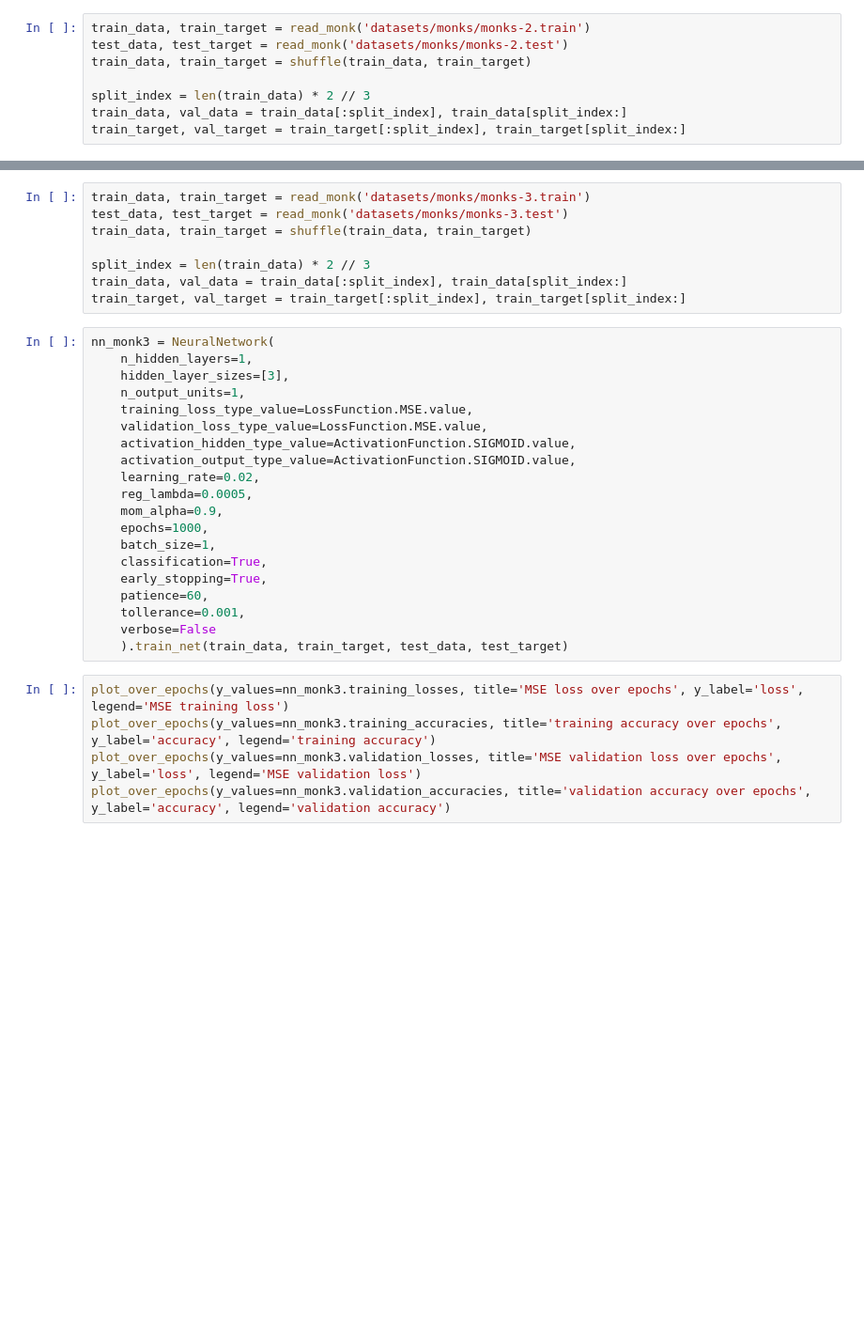
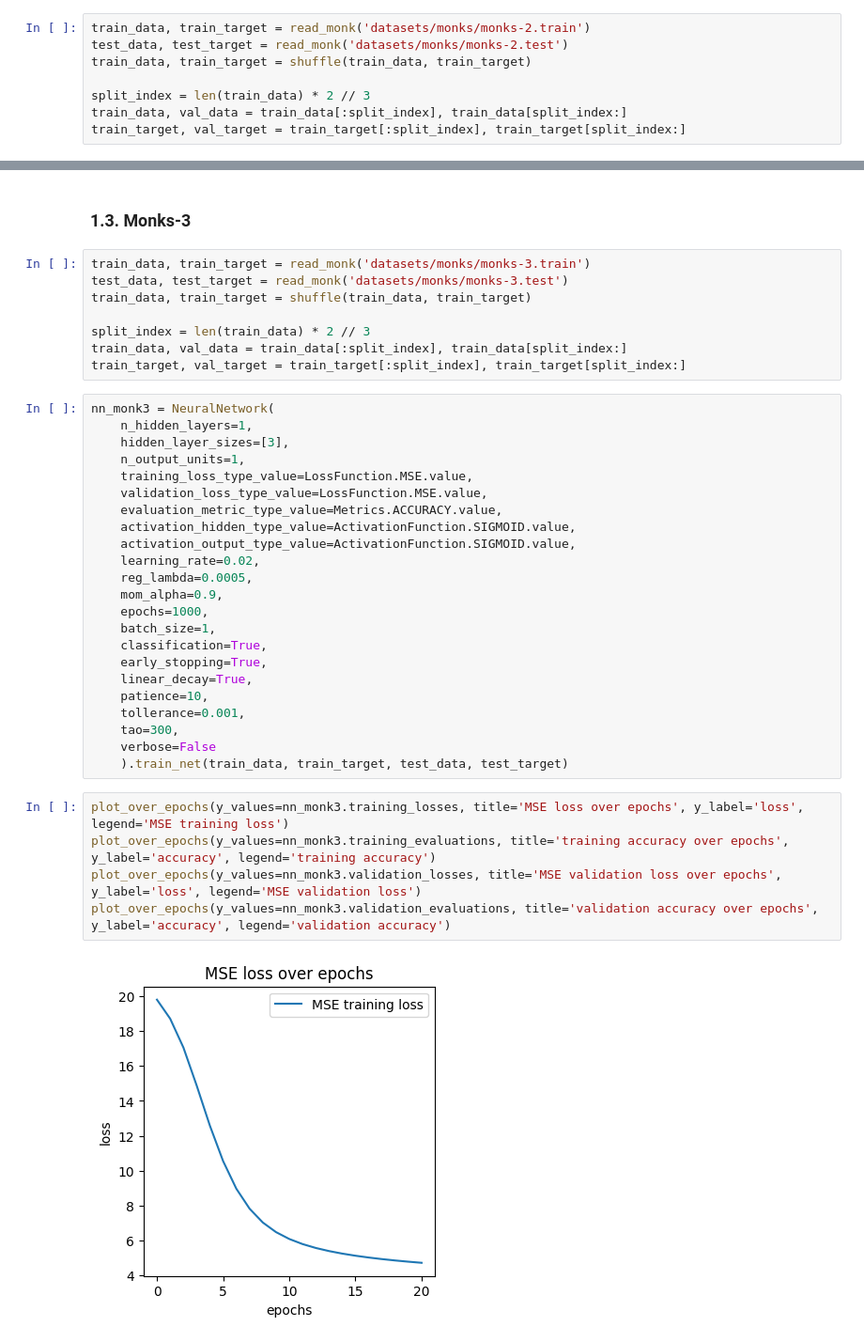
Before and after one commit to nicolapitzalis/Fully-Connected-NN-Implementation, a Jupyter notebook: notebook.ipynb, the cells around one changed output, grey strips where cells are left out. Shown at 94% size. Cells and saved outputs as stored; diff of their text form; blank space fills up the shorter version.

```diff
--- a/notebook.ipynb
+++ b/notebook.ipynb
@@ -99,3 +129,5 @@ print(f"Accuracy: {test_accuracy} \nMSE: {test_mse} \nMEE: {test_mee}")
+# %% [markdown]
+### 1.3. Monks-3
 # %%
 train_data, train_target = read_monk('datasets/monks/monks-3.train')
 test_data, test_target = read_monk('datasets/monks/monks-3.test')
@@ -111,6 +143,7 @@ nn_monk3 = NeuralNetwork(
     n_output_units=1,
     training_loss_type_value=LossFunction.MSE.value,
     validation_loss_type_value=LossFunction.MSE.value,
+    evaluation_metric_type_value=Metrics.ACCURACY.value,
     activation_hidden_type_value=ActivationFunction.SIGMOID.value,
     activation_output_type_value=ActivationFunction.SIGMOID.value,
     learning_rate=0.02,
@@ -120,12 +153,16 @@ nn_monk3 = NeuralNetwork(
     batch_size=1,
     classification=True,
     early_stopping=True,
-    patience=60,
+    linear_decay=True,
+    patience=10,
     tollerance=0.001,
+    tao=300,
     verbose=False
     ).train_net(train_data, train_target, test_data, test_target)
 # %%
 plot_over_epochs(y_values=nn_monk3.training_losses, title='MSE loss over epochs', y_label='loss', legend='MSE training loss')
-plot_over_epochs(y_values=nn_monk3.training_accuracies, title='training accuracy over epochs', y_label='accuracy', legend='training accuracy')
+plot_over_epochs(y_values=nn_monk3.training_evaluations, title='training accuracy over epochs', y_label='accuracy', legend='training accuracy')
 plot_over_epochs(y_values=nn_monk3.validation_losses, title='MSE validation loss over epochs', y_label='loss', legend='MSE validation loss')
-plot_over_epochs(y_values=nn_monk3.validation_accuracies, title='validation accuracy over epochs', y_label='accuracy', legend='validation accuracy')
+plot_over_epochs(y_values=nn_monk3.validation_evaluations, title='validation accuracy over epochs', y_label='accuracy', legend='validation accuracy')
+# %% [output]
+[figure, added]
```
Also changed, not shown: parts of 27 cells of this notebook, 7 other files.
